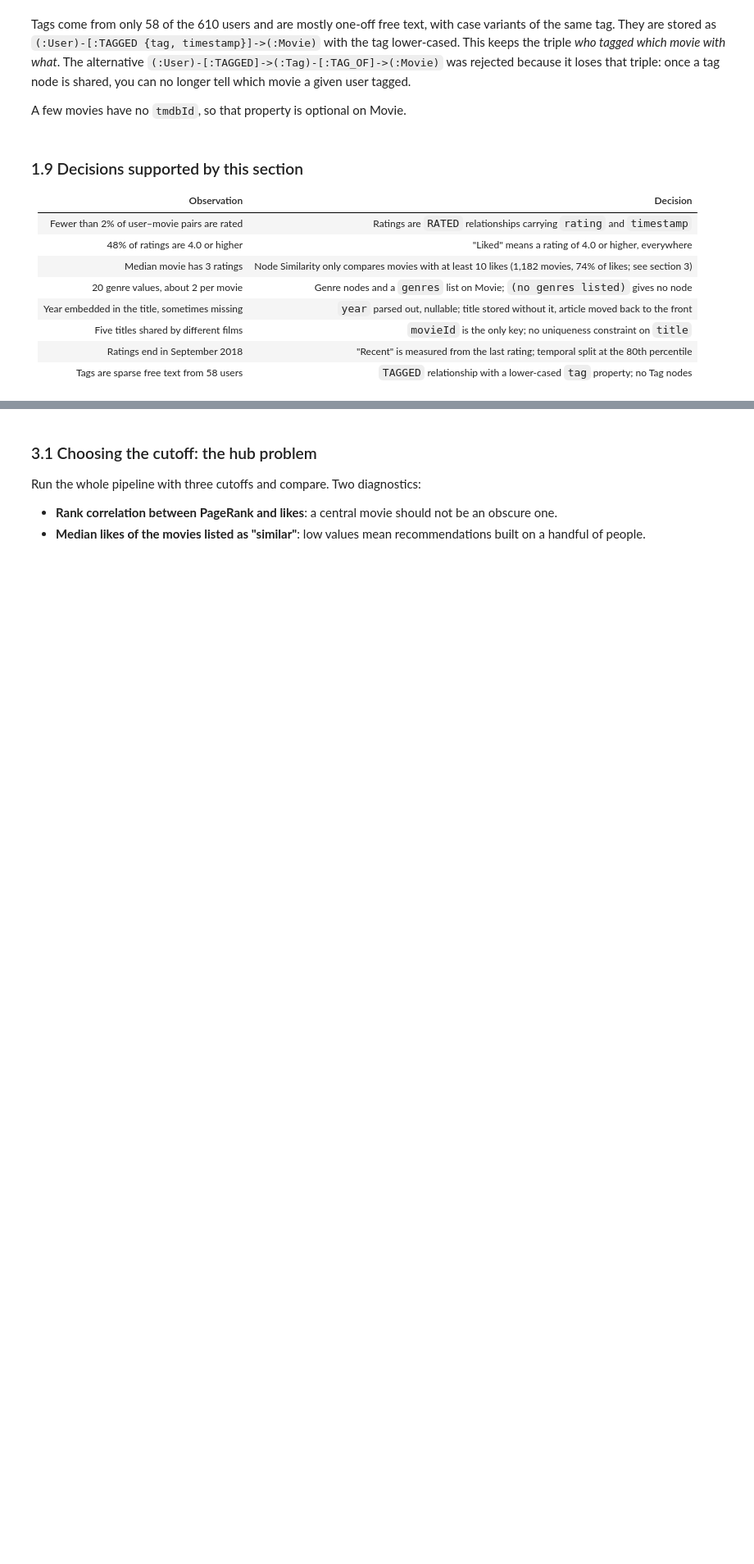
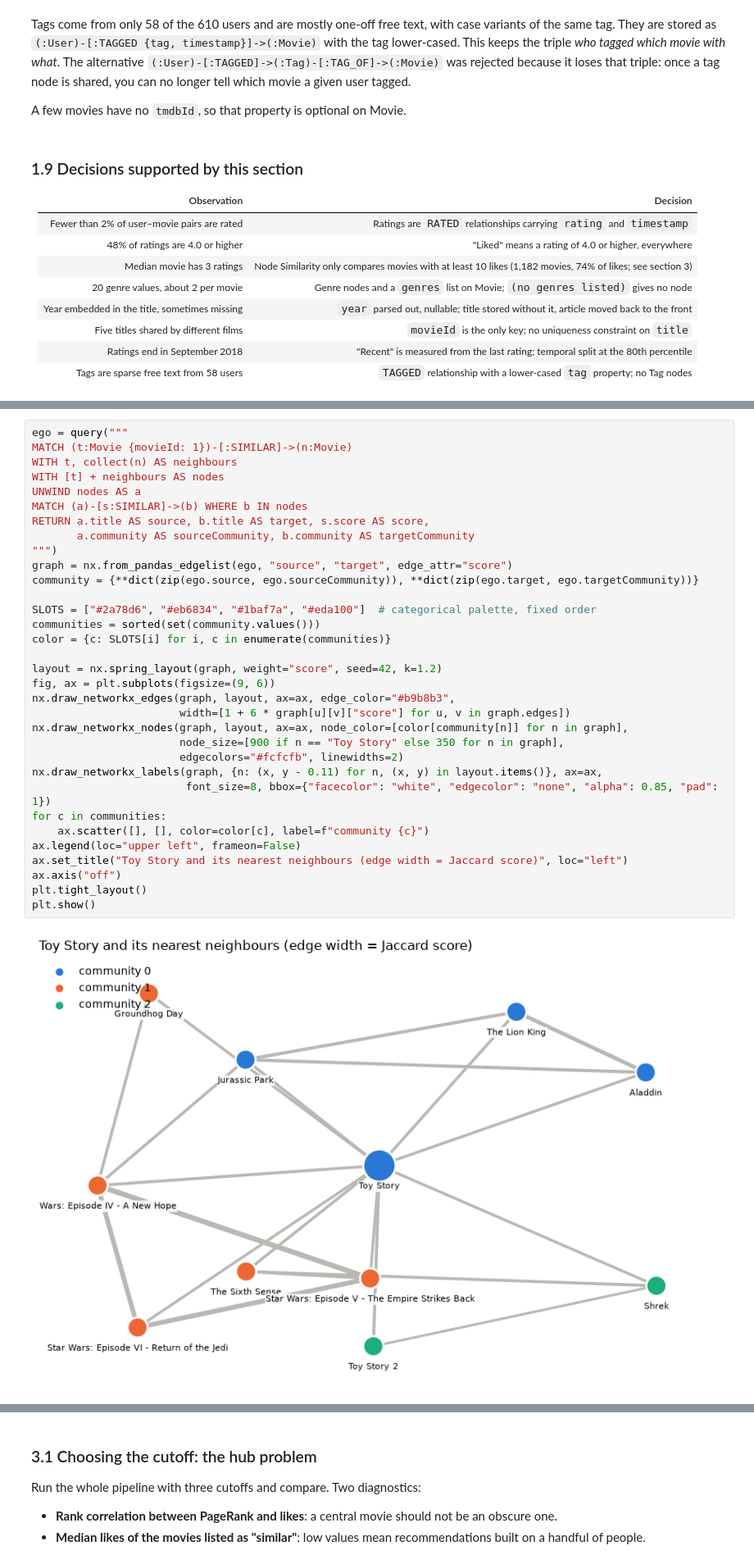
Before and after one commit to Jawadmallat/aidams-3A-kg-project-jawad-charles-erdem, a Jupyter notebook: demo.ipynb, the cells around one changed output, grey strips where cells are left out. Shown at 82% size. Saved outputs shown, nothing was run; the diff lists cells and outputs as text; blank space fills up the shorter version.

```diff
--- a/demo.ipynb
+++ b/demo.ipynb
@@ -269,0 +364,35 @@ A few movies have no `tmdbId`, so that property is optional on Movie.
+# %%
+ego = query("""
+MATCH (t:Movie {movieId: 1})-[:SIMILAR]->(n:Movie)
+WITH t, collect(n) AS neighbours
+WITH [t] + neighbours AS nodes
+UNWIND nodes AS a
+MATCH (a)-[s:SIMILAR]->(b) WHERE b IN nodes
+RETURN a.title AS source, b.title AS target, s.score AS score,
+       a.community AS sourceCommunity, b.community AS targetCommunity
+""")
+graph = nx.from_pandas_edgelist(ego, "source", "target", edge_attr="score")
+community = {**dict(zip(ego.source, ego.sourceCommunity)), **dict(zip(ego.target, ego.targetCommunity))}
+
+SLOTS = ["#2a78d6", "#eb6834", "#1baf7a", "#eda100"]  # categorical palette, fixed order
+communities = sorted(set(community.values()))
+color = {c: SLOTS[i] for i, c in enumerate(communities)}
+
+layout = nx.spring_layout(graph, weight="score", seed=42, k=1.2)
+fig, ax = plt.subplots(figsize=(9, 6))
+nx.draw_networkx_edges(graph, layout, ax=ax, edge_color="#b9b8b3",
+                       width=[1 + 6 * graph[u][v]["score"] for u, v in graph.edges])
+nx.draw_networkx_nodes(graph, layout, ax=ax, node_color=[color[community[n]] for n in graph],
+                       node_size=[900 if n == "Toy Story" else 350 for n in graph],
+                       edgecolors="#fcfcfb", linewidths=2)
+nx.draw_networkx_labels(graph, {n: (x, y - 0.11) for n, (x, y) in layout.items()}, ax=ax,
+                        font_size=8, bbox={"facecolor": "white", "edgecolor": "none", "alpha": 0.85, "pad": 1})
+for c in communities:
+    ax.scatter([], [], color=color[c], label=f"community {c}")
+ax.legend(loc="upper left", frameon=False)
+ax.set_title("Toy Story and its nearest neighbours (edge width = Jaccard score)", loc="left")
+ax.axis("off")
+plt.tight_layout()
+plt.show()
+# %% [output]
+[figure, added]
```
Also changed, not shown: parts of 16 cells of this notebook.
